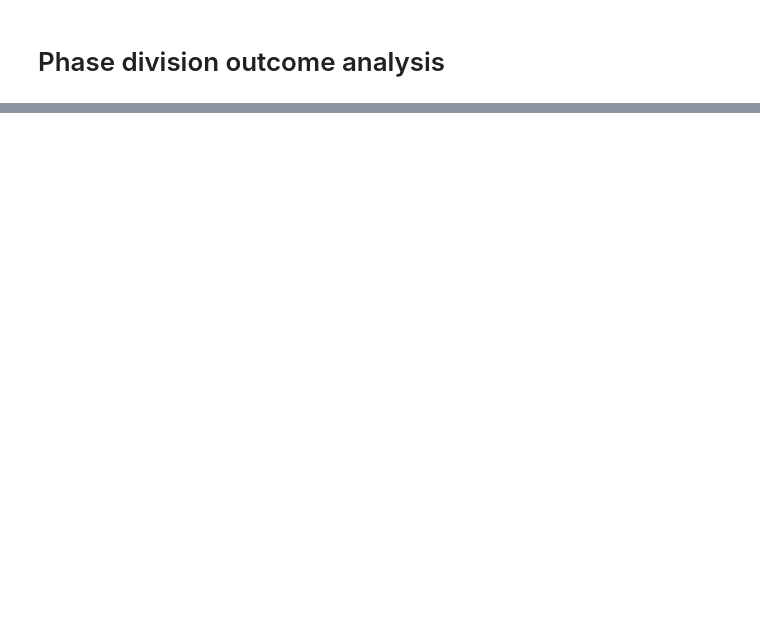
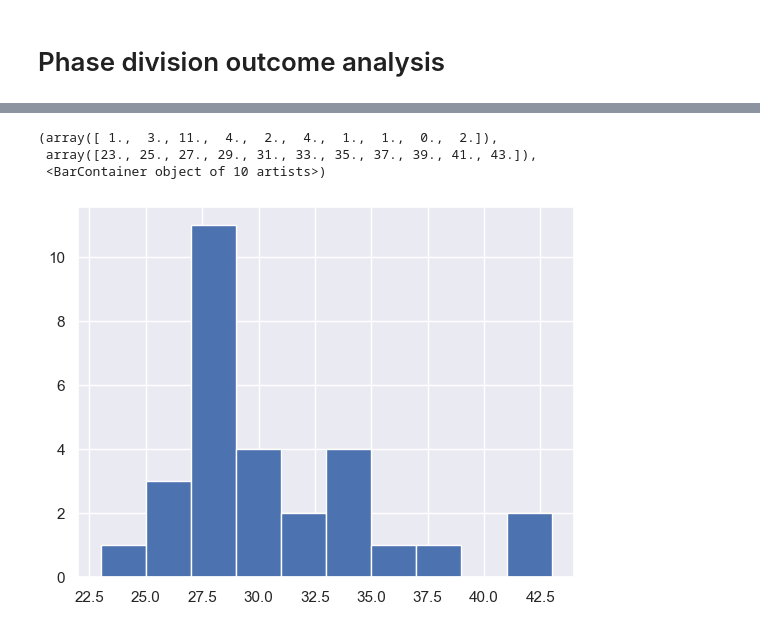
Before and after one commit to carsonmwedding/uva_data, a Jupyter notebook: coarse_analysis.ipynb, the cells around one changed output, grey strips where cells are left out. Drawn from its saved outputs; the diff is of its cells as text; code cells hidden in the pictures; blank space fills up the shorter version.

```diff
--- a/coarse_analysis.ipynb
+++ b/coarse_analysis.ipynb
@@ -226,0 +1900,8 @@ for stats_df in stats_dfs:
+# %%
+id_list = []
+for i in range(len(dates_df)):
+    id_list.append(int(dates_df.iloc[i]['ID'][1:-1]))
+# %%
+dates_df['ID'] = id_list
+# %%
+date_outcome_stats_df = pd.merge(demo_outcome_change_df, dates_df, on='ID', how='inner')
@@ -226,0 +1921,2 @@ for stats_df in stats_dfs:
+# %%
+date_outcome_stats_df = date_outcome_stats_df.drop(20)
@@ -226,0 +1951,7 @@ for stats_df in stats_dfs:
+# %%
+plt.hist(date_outcome_stats_df['avg_length'], bins=10)
+# %% [output]
+(array([ 1.,  3., 11.,  4.,  2.,  4.,  1.,  1.,  0.,  2.]),
+ array([23., 25., 27., 29., 31., 33., 35., 37., 39., 41., 43.]),
+ <BarContainer object of 10 artists>)
+[figure, added]
```
Also changed, not shown: parts of 194 cells of this notebook, 2 other files.
